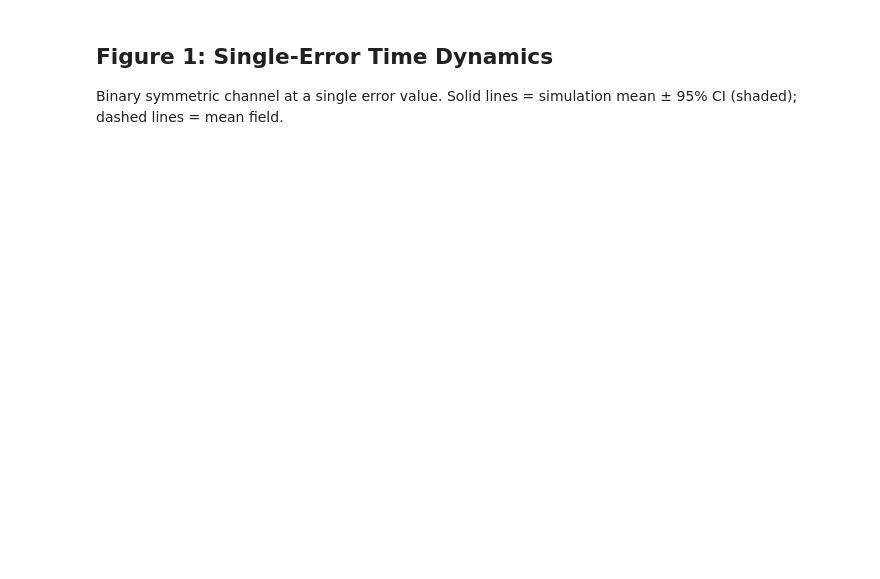
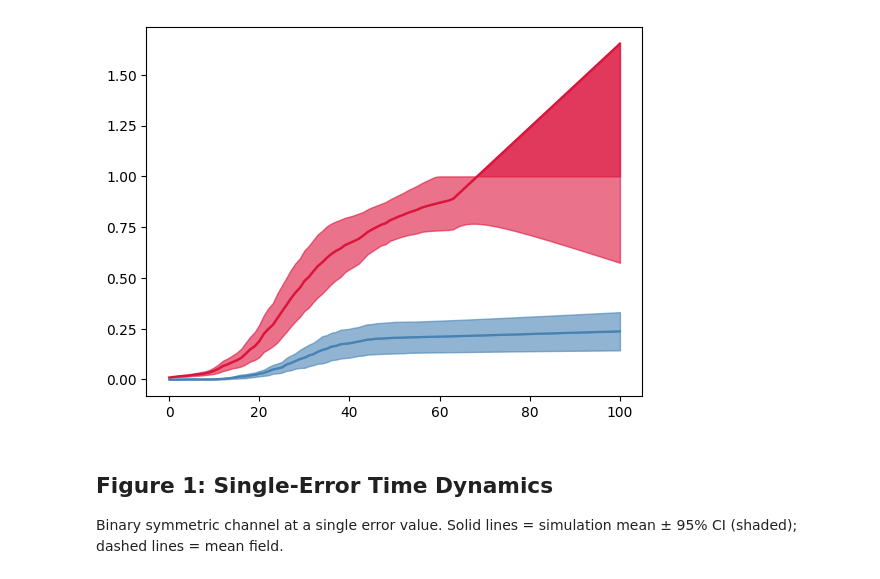
Before and after one commit to sagarkumar16/modeling-info-spread, a Jupyter notebook: notebooks/14-sk-paper-figures.ipynb, the cells around one changed output. Saved outputs shown, nothing was run; the diff lists cells and outputs as text; code cells hidden in the pictures; blank space fills up the shorter version.

```diff
--- a/notebooks/14-sk-paper-figures.ipynb
+++ b/notebooks/14-sk-paper-figures.ipynb
@@ -19,8 +26,2 @@ from src.models.channel import single_flip_channel, simplex_channel, star_channe
 # %%
-N       = 100
-num_runs = 10
-T       = 1000
-beta    = 0.01
-k       = 4
-
 COLORS = ['crimson', 'steelblue', 'goldenrod', 'mediumseagreen']
@@ -67,0 +129,9 @@ def run_comparison(channel, N, T, beta, k, num_runs):
+# %%
+test = simulate(num_runs=10,
+                channel=single_flip_channel(1, 0.1),
+                N=100,
+                initial_state=np.array([1, 0]),
+                beta=0.05,
+                k=4,
+                max_time=100
+               )
@@ -68,3 +147,7 @@ def run_comparison(channel, N, T, beta, k, num_runs):
+# %%
+plot_simulation(test)
+# %% [output]
+[figure, added]
 # %% [markdown]
 ## Figure 1: Single-Error Time Dynamics
 Binary symmetric channel at a single error value.
```
Also changed, not shown: parts of 23 cells of this notebook, 7 other files.
